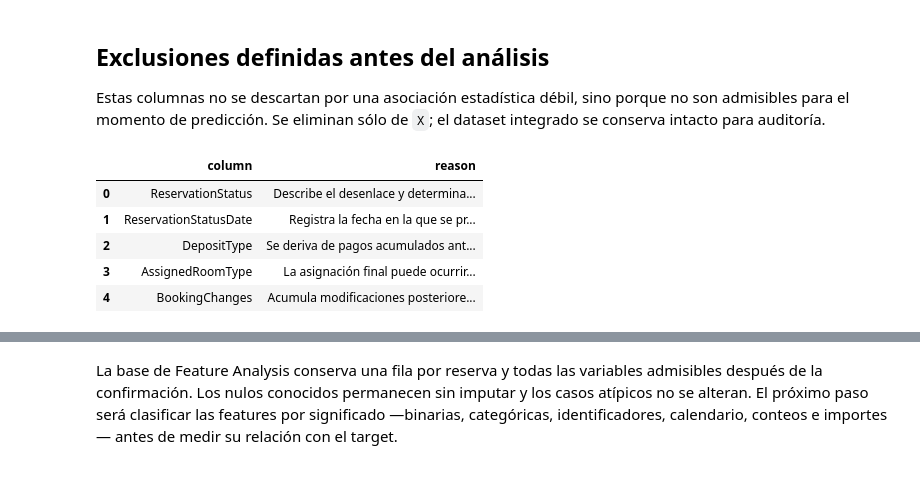
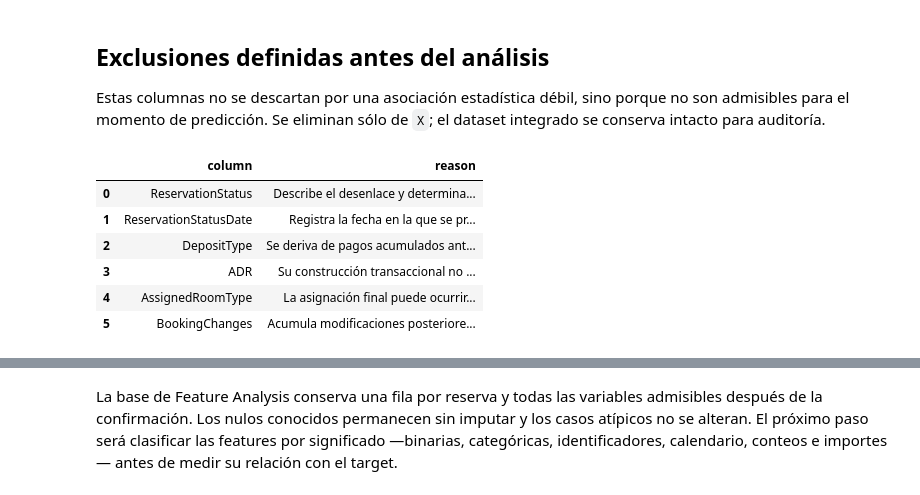
Before and after one commit to Lithium582/Obligatorio2026, a Jupyter notebook: notebooks/03_feature_analysis.ipynb, the cells around one changed output, grey strips where cells are left out. Saved outputs shown, nothing was run; the diff lists cells and outputs as text; code cells hidden in the pictures.

```diff
--- a/notebooks/03_feature_analysis.ipynb
+++ b/notebooks/03_feature_analysis.ipynb
@@ -151,35 +152,40 @@ Estas columnas no se descartan por una asociación estadística débil, sino por
 exclusion_summary = pd.DataFrame(
     [
         {
             "column": "ReservationStatus",
             "reason": "Describe el desenlace y determina directamente IsCanceled.",
         },
         {
             "column": "ReservationStatusDate",
             "reason": "Registra la fecha en la que se produjo el desenlace.",
         },
         {
             "column": "DepositType",
             "reason": "Se deriva de pagos acumulados antes de la llegada o cancelación y no está disponible de forma consistente al confirmar.",
         },
         {
+            "column": "ADR",
+            "reason": "Su construcción transaccional no garantiza disponibilidad al confirmar y su señal marginal es pequeña frente al riesgo temporal.",
+        },
+        {
             "column": "AssignedRoomType",
             "reason": "La asignación final puede ocurrir después de confirmar la reserva.",
         },
         {
             "column": "BookingChanges",
             "reason": "Acumula modificaciones posteriores a la confirmación.",
         },
     ]
 )
 display(exclusion_summary)
 # %% [output]
 |  | column | reason |
 | 0 | ReservationStatus | Describe el desenlace y determina... |
 | 1 | ReservationStatusDate | Registra la fecha en la que se pr... |
 | 2 | DepositType | Se deriva de pagos acumulados ant... |
-| 3 | AssignedRoomType | La asignación final puede ocurrir... |
-| 4 | BookingChanges | Acumula modificaciones posteriore... |
+| 3 | ADR | Su construcción transaccional no ... |
+| 4 | AssignedRoomType | La asignación final puede ocurrir... |
+| 5 | BookingChanges | Acumula modificaciones posteriore... |
 # %%
 X_candidates, y = split_features_target(
     bookings_df,
```
Also changed, not shown: parts of 52 cells of this notebook, 1 other file.
